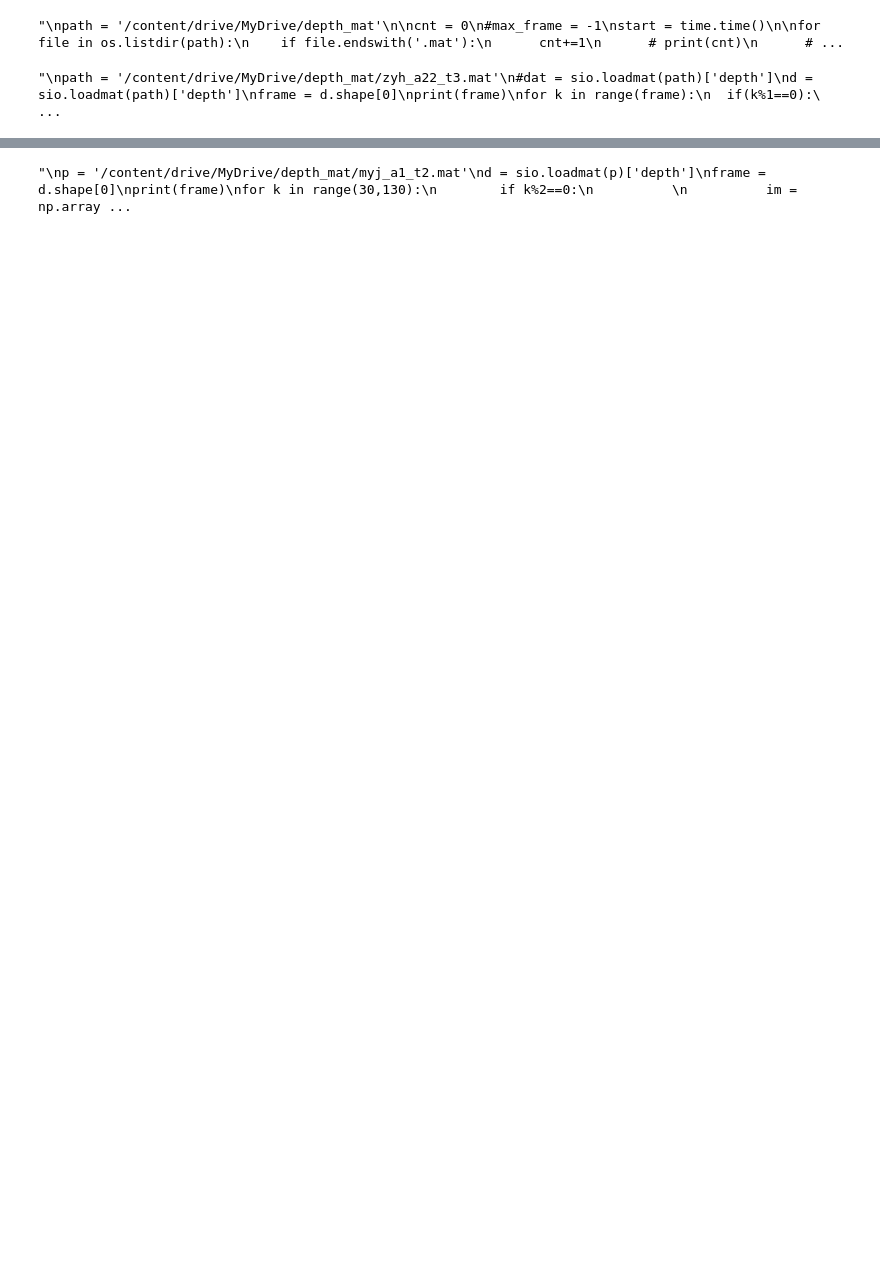
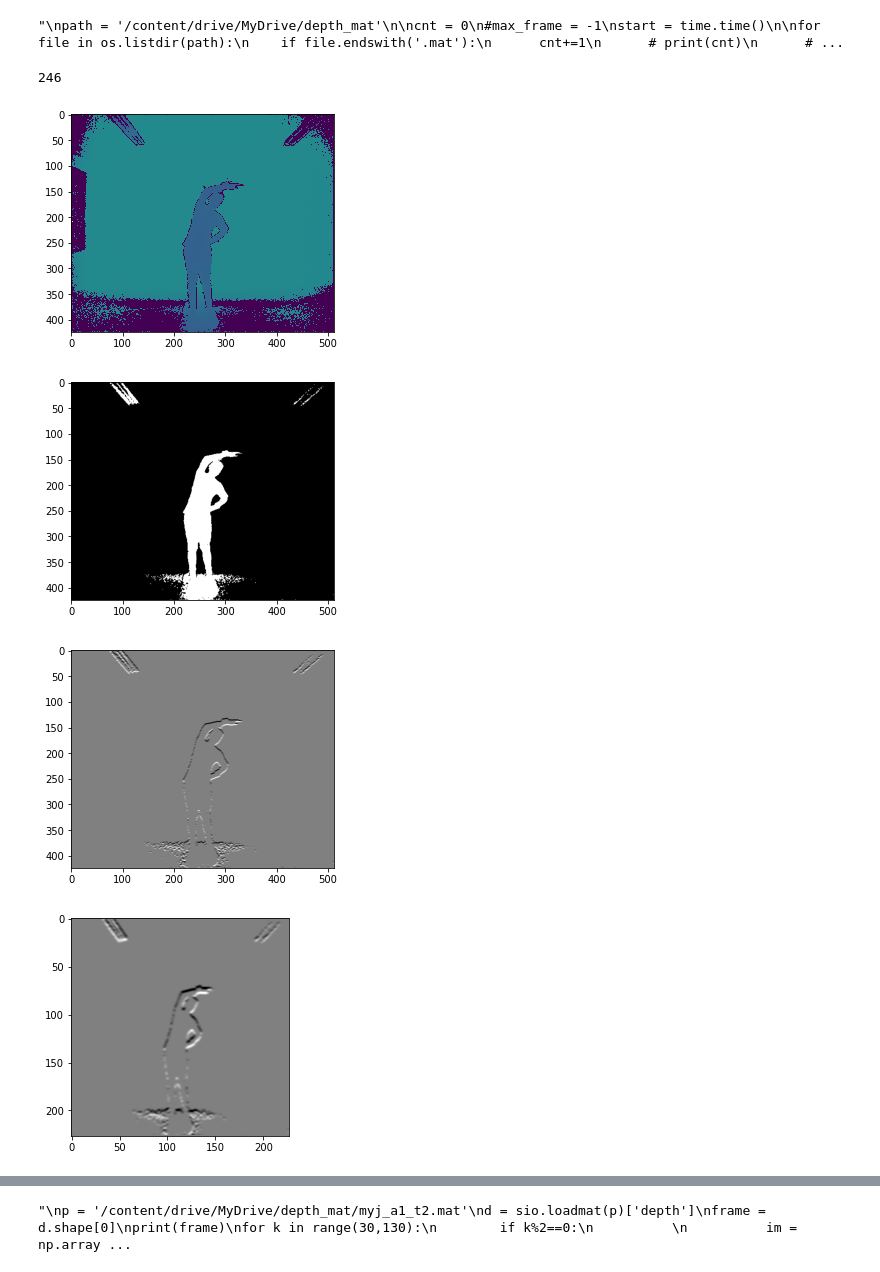
Before and after one commit to Zahra-Ferdous/Thesis_Human_Action_Recognition_from_Depth_Video, a Jupyter notebook: depth_video_preprocess.ipynb, the cells around one changed output, grey strips where cells are left out. Cells and saved outputs as stored; diff of their text form; code cells hidden in the pictures; blank space fills up the shorter version.

Commit message:
created a dataset with 50x227x227 video with original image, prewitt filtered image and gaussian and prewitted image for alexnet training

```diff
--- a/depth_video_preprocess.ipynb
+++ b/depth_video_preprocess.ipynb
@@ -35,3 +35,7 @@ from scipy.io import loadmat
 
 import imageio
 from skimage import feature
+# %%
+#prewitt
+kernelx = np.array([[1,1,1],[0,0,0],[-1,-1,-1]])
+kernely = np.array([[-1,0,1],[-1,0,1],[-1,0,1]])
@@ -62,20 +90,45 @@ for file in os.listdir(path):
 # %% [output]
 "\npath = '/content/drive/MyDrive/depth_mat'\n\ncnt = 0\n#max_frame = -1\nstart = time.time()\n\nfor file in os.listdir(path):\n    if file.endswith('.mat'):\n      cnt+=1\n      # print(cnt)\n      # ...
 # %%
-'''
 path = '/content/drive/MyDrive/depth_mat/zyh_a22_t3.mat'
 #dat = sio.loadmat(path)['depth']
 d = sio.loadmat(path)['depth']
-frame = d.shape[0]
-print(frame)
-for k in range(frame):
-  if(k%1==0):
-    plt.imshow(d[k], interpolation='nearest')
-    plt.title(k)
-    plt.show()
-
-          # plt.imshow(d[k],
-#dat.keys()
-'''
-# %% [output]
-"\npath = '/content/drive/MyDrive/depth_mat/zyh_a22_t3.mat'\n#dat = sio.loadmat(path)['depth']\nd = sio.loadmat(path)['depth']\nframe = d.shape[0]\nprint(frame)\nfor k in range(frame):\n  if(k%1==0):\ ...
+# %%
+
+frame = d.shape[0]
+print(d[34].max())
+
+
+
+plt.imshow(d[34], interpolation='nearest')
+plt.show()
+
+mask = masked(d[34])
+plt.imshow(mask,cmap="gray")
+plt.show()
+mask = mask.astype('float32')
+pr = cv2.filter2D(mask, -1, kernelx)
+plt.imshow(pr,cmap="gray")
+plt.show()
+
+im = sfi_filtered(d[34])
+plt.imshow(im,cmap="gray")
+plt.show()
+
+# for k in range(frame):
+#   if(k%10==0):
+
+#     plt.imshow(d[k], interpolation='nearest')
+#     plt.title(k)
+#     plt.show()
+
+#     im = sfi_filtered(d[k])
+
+#     plt.imshow(im)
+#     plt.show()
+# %% [output]
+246
+[figure, added]
+[figure, added]
+[figure, added]
+[figure, added]
```
Also changed, not shown: parts of 44 cells of this notebook.
